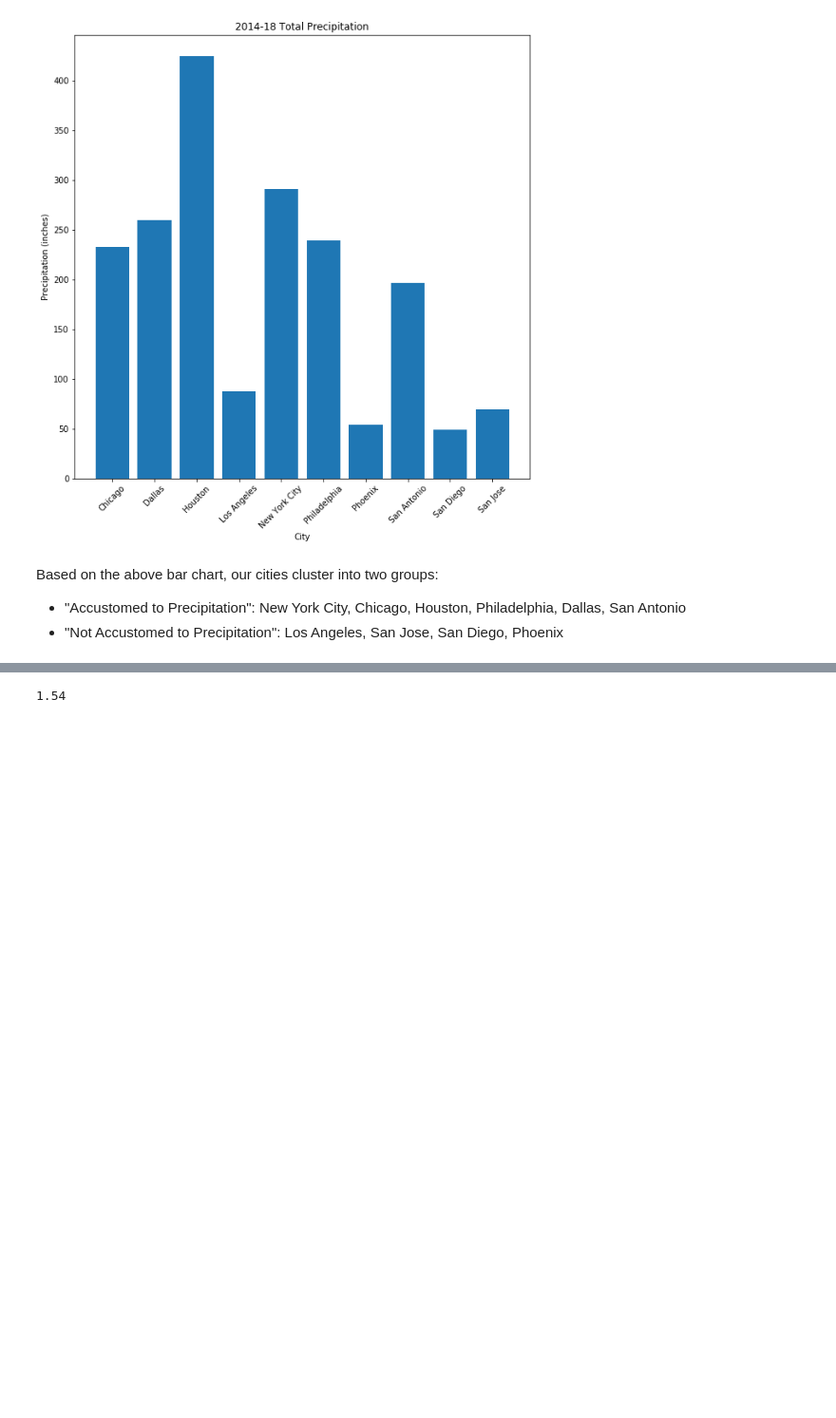
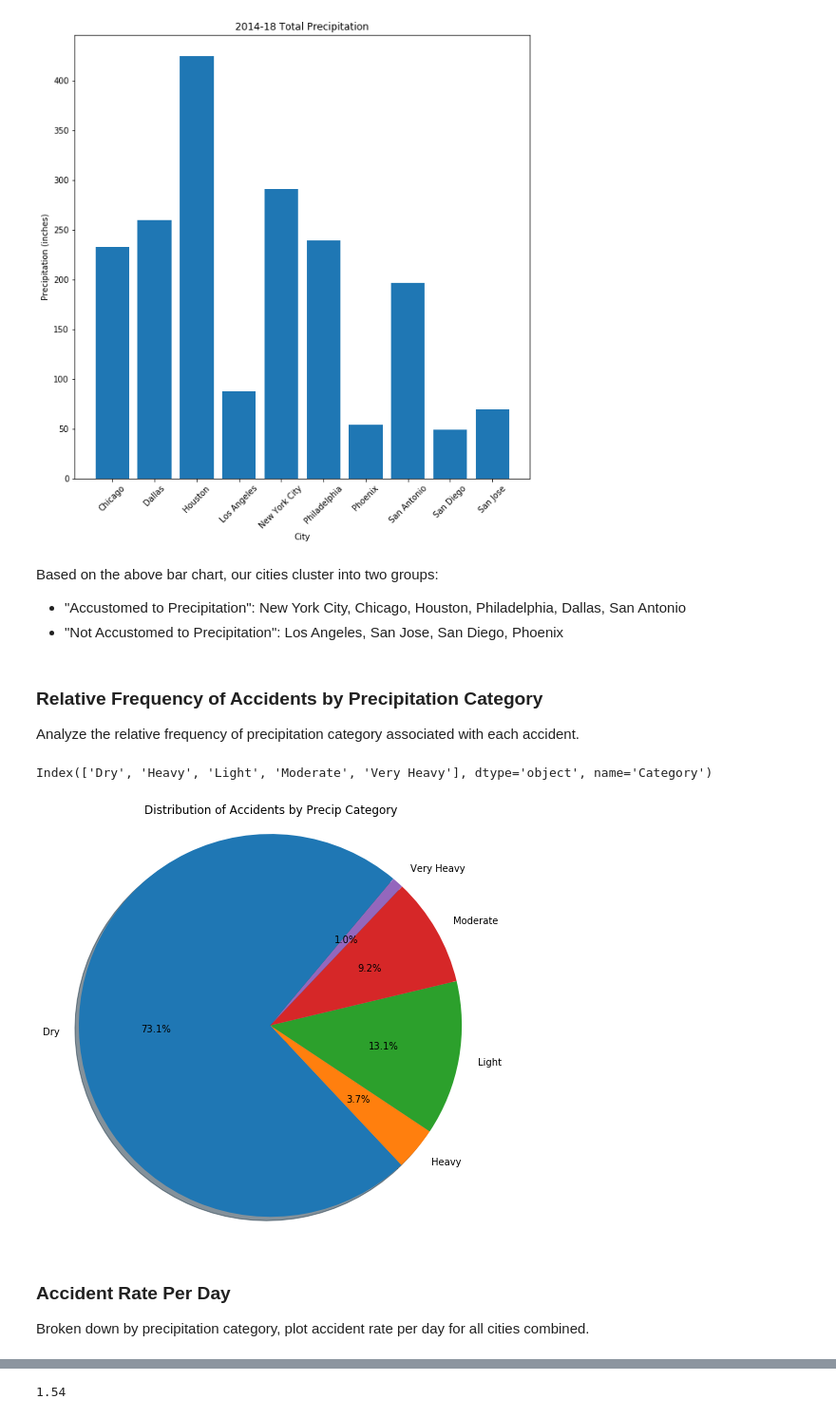
Before and after one commit to jpicca/ProjectOne, a Jupyter notebook: readAPIandFormatData.ipynb, the cells around one changed output, grey strips where cells are left out. Shown: that part at 95% size. Cells and saved outputs as stored; diff of their text form; code cells hidden in the pictures; blank space fills up the shorter version.

Commit message:
Added accident rates by precipitation category

```diff
--- a/readAPIandFormatData.ipynb
+++ b/readAPIandFormatData.ipynb
@@ -325,3 +325,27 @@ plt.show()
 Based on the above bar chart, our cities cluster into two groups:
  - "Accustomed to Precipitation": New York City, Chicago, Houston, Philadelphia, Dallas, San Antonio
  - "Not Accustomed to Precipitation": Los Angeles, San Jose, San Diego, Phoenix
+# %% [markdown]
+### Relative Frequency of Accidents by Precipitation Category
+Analyze the relative frequency of precipitation category associated with each accident.
+# %%
+onlyAccidents = masterDF[masterDF['Case'].notna()]
+# %%
+accidentByCat = onlyAccidents.groupby('Category')['Case'].count()
+# %%
+accidentByCat.keys()
+# %% [output]
+Index(['Dry', 'Heavy', 'Light', 'Moderate', 'Very Heavy'], dtype='object', name='Category')
+# %%
+fig1, ax1 = plt.subplots(figsize=(8,8))
+ax1.pie(accidentByCat.values, autopct='%1.1f%%', labels=accidentByCat.keys(),
+        shadow=True, startangle=50)
+ax1.axis('equal')
+plt.title('Distribution of Accidents by Precip Category')
+plt.savefig('./images/pieDistribution.png',dpi=300)
+plt.show()
+# %% [output]
+[figure, added]
+# %% [markdown]
+### Accident Rate Per Day
+Broken down by precipitation category, plot accident rate per day for all cities combined.
```
Also changed, not shown: parts of 5 cells of this notebook.
